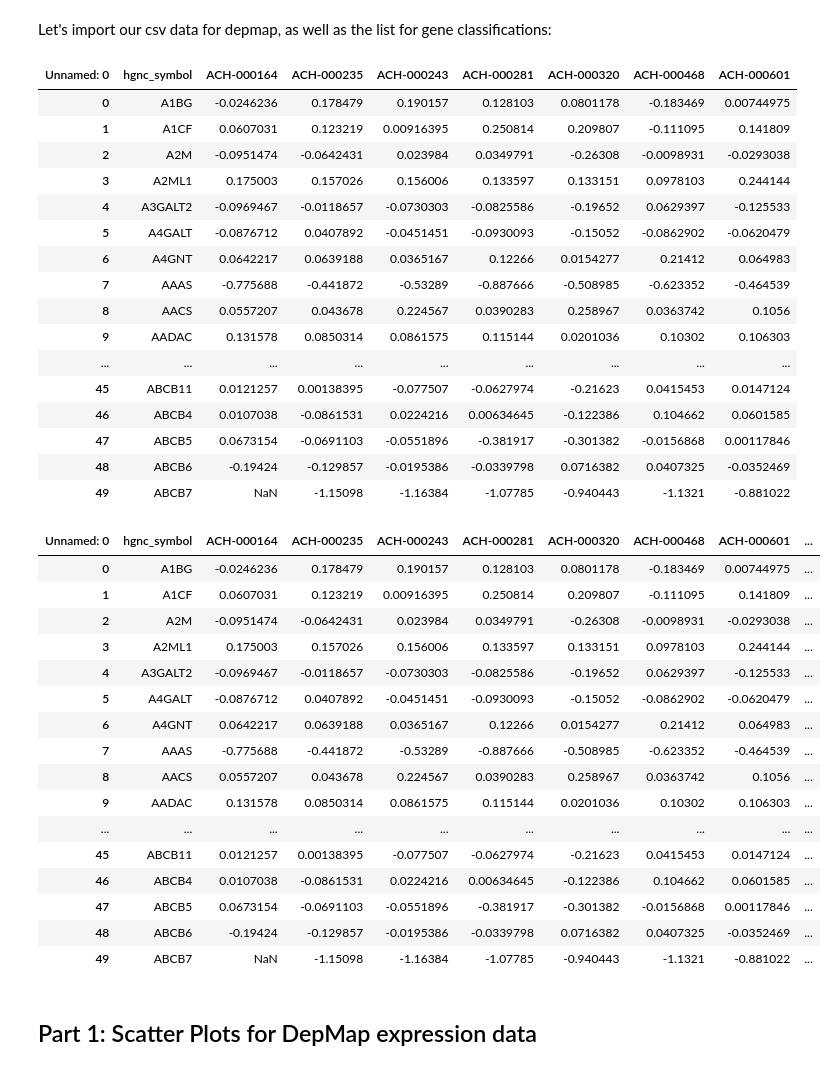
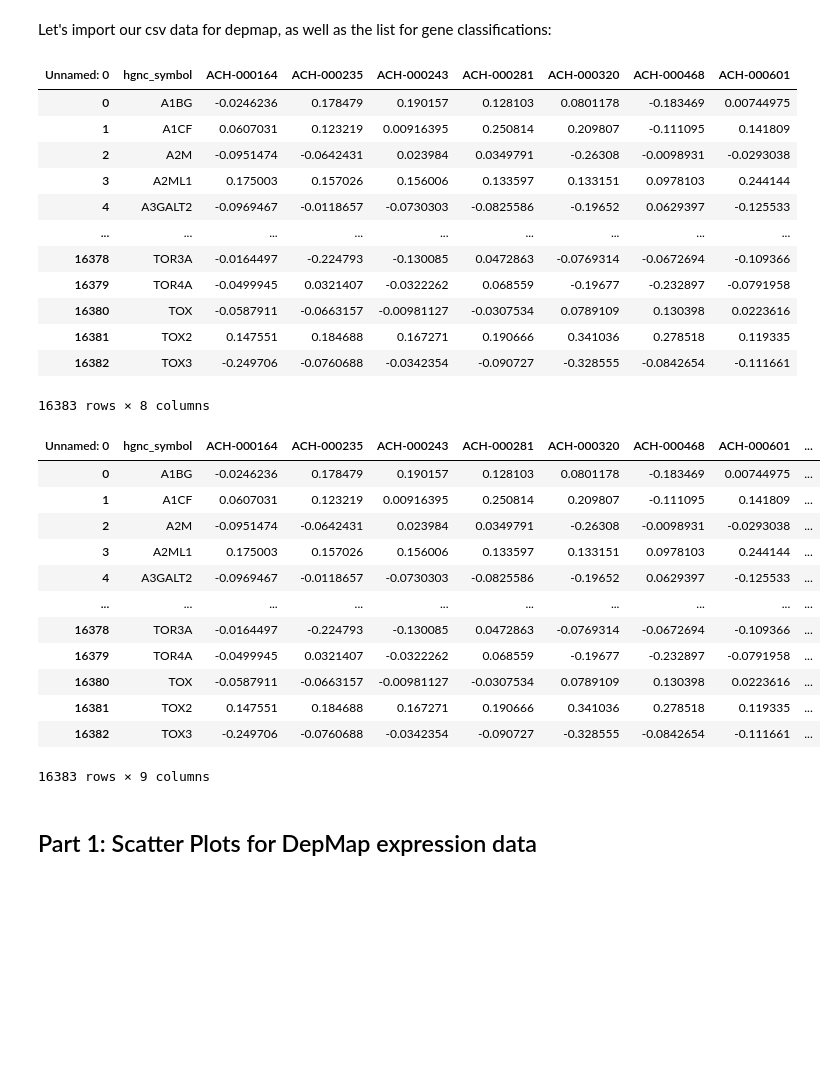
Before and after one commit to sophiaho/broad-work, a Jupyter notebook: crispr_screen.ipynb, the cells around one changed output. Drawn from its saved outputs; the diff is of its cells as text; code cells hidden in the pictures; blank space fills up the shorter version.

Commit message:
got rid of some tables that took up unecessary space

```diff
--- a/crispr_screen.ipynb
+++ b/crispr_screen.ipynb
@@ -42,7 +42,7 @@ format_index(depmap)
 # rename the first column
 depmap.rename(index={'Unnamed: 0': 'index'}, inplace=True)
 # %%
-depmap.head(50)
+depmap
 # %% [output]
 | Unnamed: 0 | hgnc_symbol | ACH-000164 | ACH-000235 | ACH-000243 | ACH-000281 | ACH-000320 | ACH-000468 | ACH-000601 |
 | 0 | A1BG | -0.0246236 | 0.178479 | 0.190157 | 0.128103 | 0.0801178 | -0.183469 | 0.00744975 |
@@ -50,17 +50,13 @@ depmap.head(50)
 | 2 | A2M | -0.0951474 | -0.0642431 | 0.023984 | 0.0349791 | -0.26308 | -0.0098931 | -0.0293038 |
 | 3 | A2ML1 | 0.175003 | 0.157026 | 0.156006 | 0.133597 | 0.133151 | 0.0978103 | 0.244144 |
 | 4 | A3GALT2 | -0.0969467 | -0.0118657 | -0.0730303 | -0.0825586 | -0.19652 | 0.0629397 | -0.125533 |
-| 5 | A4GALT | -0.0876712 | 0.0407892 | -0.0451451 | -0.0930093 | -0.15052 | -0.0862902 | -0.0620479 |
-| 6 | A4GNT | 0.0642217 | 0.0639188 | 0.0365167 | 0.12266 | 0.0154277 | 0.21412 | 0.064983 |
-| 7 | AAAS | -0.775688 | -0.441872 | -0.53289 | -0.887666 | -0.508985 | -0.623352 | -0.464539 |
-| 8 | AACS | 0.0557207 | 0.043678 | 0.224567 | 0.0390283 | 0.258967 | 0.0363742 | 0.1056 |
-| 9 | AADAC | 0.131578 | 0.0850314 | 0.0861575 | 0.115144 | 0.0201036 | 0.10302 | 0.106303 |
 | ... | ... | ... | ... | ... | ... | ... | ... | ... |
-| 45 | ABCB11 | 0.0121257 | 0.00138395 | -0.077507 | -0.0627974 | -0.21623 | 0.0415453 | 0.0147124 |
-| 46 | ABCB4 | 0.0107038 | -0.0861531 | 0.0224216 | 0.00634645 | -0.122386 | 0.104662 | 0.0601585 |
-| 47 | ABCB5 | 0.0673154 | -0.0691103 | -0.0551896 | -0.381917 | -0.301382 | -0.0156868 | 0.00117846 |
-| 48 | ABCB6 | -0.19424 | -0.129857 | -0.0195386 | -0.0339798 | 0.0716382 | 0.0407325 | -0.0352469 |
-| 49 | ABCB7 | NaN | -1.15098 | -1.16384 | -1.07785 | -0.940443 | -1.1321 | -0.881022 |
+| 16378 | TOR3A | -0.0164497 | -0.224793 | -0.130085 | 0.0472863 | -0.0769314 | -0.0672694 | -0.109366 |
+| 16379 | TOR4A | -0.0499945 | 0.0321407 | -0.0322262 | 0.068559 | -0.19677 | -0.232897 | -0.0791958 |
+| 16380 | TOX | -0.0587911 | -0.0663157 | -0.00981127 | -0.0307534 | 0.0789109 | 0.130398 | 0.0223616 |
+| 16381 | TOX2 | 0.147551 | 0.184688 | 0.167271 | 0.190666 | 0.341036 | 0.278518 | 0.119335 |
+| 16382 | TOX3 | -0.249706 | -0.0760688 | -0.0342354 | -0.090727 | -0.328555 | -0.0842654 | -0.111661 |
+16383 rows × 8 columns
 # %%
 def make_gene_group_dict(path):
     # importing the groups that these genes belong to
@@ -91,25 +87,21 @@ def add_gene_groups(table):
 # depmap groups has additional column with the group that each gene belongs to
 depmap_groups = add_gene_groups(depmap)
 # %%
-depmap_groups.head(50)
+depmap_groups
 # %% [output]
 | Unnamed: 0 | hgnc_symbol | ACH-000164 | ACH-000235 | ACH-000243 | ACH-000281 | ACH-000320 | ACH-000468 | ACH-000601 | ... |
 | 0 | A1BG | -0.0246236 | 0.178479 | 0.190157 | 0.128103 | 0.0801178 | -0.183469 | 0.00744975 | ... |
 | 1 | A1CF | 0.0607031 | 0.123219 | 0.00916395 | 0.250814 | 0.209807 | -0.111095 | 0.141809 | ... |
 | 2 | A2M | -0.0951474 | -0.0642431 | 0.023984 | 0.0349791 | -0.26308 | -0.0098931 | -0.0293038 | ... |
 | 3 | A2ML1 | 0.175003 | 0.157026 | 0.156006 | 0.133597 | 0.133151 | 0.0978103 | 0.244144 | ... |
 | 4 | A3GALT2 | -0.0969467 | -0.0118657 | -0.0730303 | -0.0825586 | -0.19652 | 0.0629397 | -0.125533 | ... |
-| 5 | A4GALT | -0.0876712 | 0.0407892 | -0.0451451 | -0.0930093 | -0.15052 | -0.0862902 | -0.0620479 | ... |
-| 6 | A4GNT | 0.0642217 | 0.0639188 | 0.0365167 | 0.12266 | 0.0154277 | 0.21412 | 0.064983 | ... |
-| 7 | AAAS | -0.775688 | -0.441872 | -0.53289 | -0.887666 | -0.508985 | -0.623352 | -0.464539 | ... |
-| 8 | AACS | 0.0557207 | 0.043678 | 0.224567 | 0.0390283 | 0.258967 | 0.0363742 | 0.1056 | ... |
-| 9 | AADAC | 0.131578 | 0.0850314 | 0.0861575 | 0.115144 | 0.0201036 | 0.10302 | 0.106303 | ... |
 | ... | ... | ... | ... | ... | ... | ... | ... | ... | ... |
-| 45 | ABCB11 | 0.0121257 | 0.00138395 | -0.077507 | -0.0627974 | -0.21623 | 0.0415453 | 0.0147124 | ... |
-| 46 | ABCB4 | 0.0107038 | -0.0861531 | 0.0224216 | 0.00634645 | -0.122386 | 0.104662 | 0.0601585 | ... |
-| 47 | ABCB5 | 0.0673154 | -0.0691103 | -0.0551896 | -0.381917 | -0.301382 | -0.0156868 | 0.00117846 | ... |
-| 48 | ABCB6 | -0.19424 | -0.129857 | -0.0195386 | -0.0339798 | 0.0716382 | 0.0407325 | -0.0352469 | ... |
-| 49 | ABCB7 | NaN | -1.15098 | -1.16384 | -1.07785 | -0.940443 | -1.1321 | -0.881022 | ... |
+| 16378 | TOR3A | -0.0164497 | -0.224793 | -0.130085 | 0.0472863 | -0.0769314 | -0.0672694 | -0.109366 | ... |
+| 16379 | TOR4A | -0.0499945 | 0.0321407 | -0.0322262 | 0.068559 | -0.19677 | -0.232897 | -0.0791958 | ... |
+| 16380 | TOX | -0.0587911 | -0.0663157 | -0.00981127 | -0.0307534 | 0.0789109 | 0.130398 | 0.0223616 | ... |
+| 16381 | TOX2 | 0.147551 | 0.184688 | 0.167271 | 0.190666 | 0.341036 | 0.278518 | 0.119335 | ... |
+| 16382 | TOX3 | -0.249706 | -0.0760688 | -0.0342354 | -0.090727 | -0.328555 | -0.0842654 | -0.111661 | ... |
+16383 rows × 9 columns
 # %% [markdown]
 ## Part 1: Scatter Plots for DepMap expression data
 # %%
```
Also changed, not shown: parts of 1 cell of this notebook.
